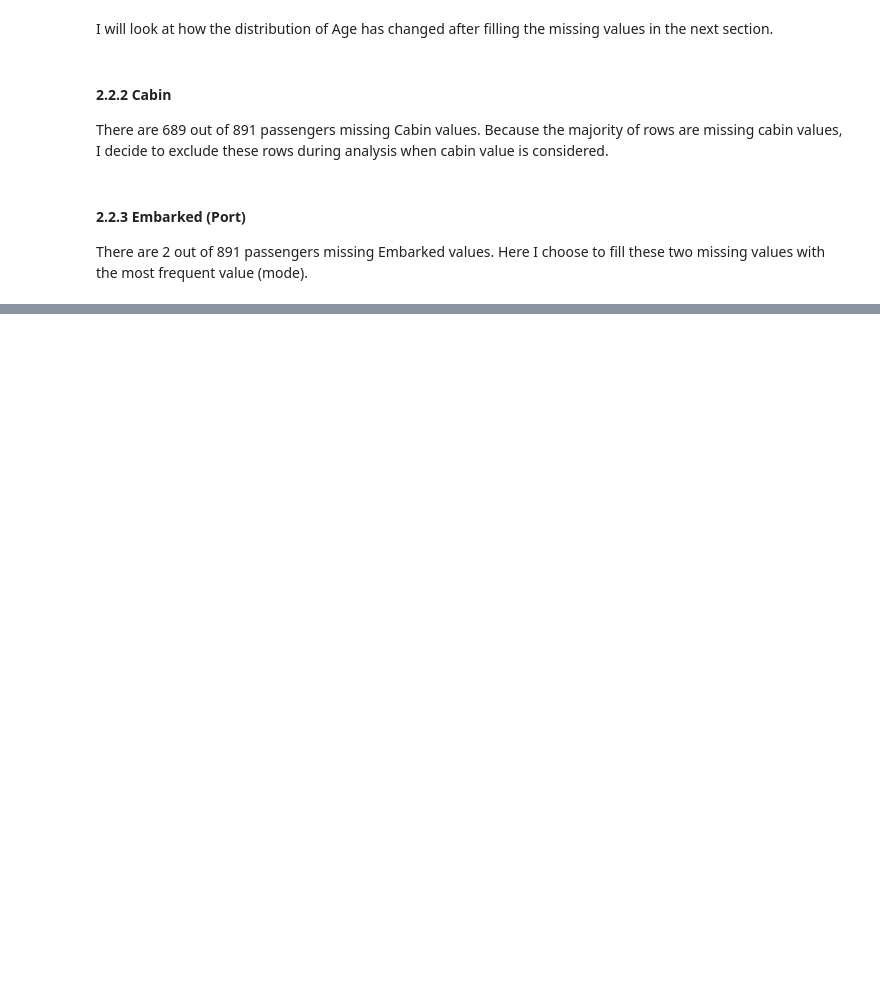
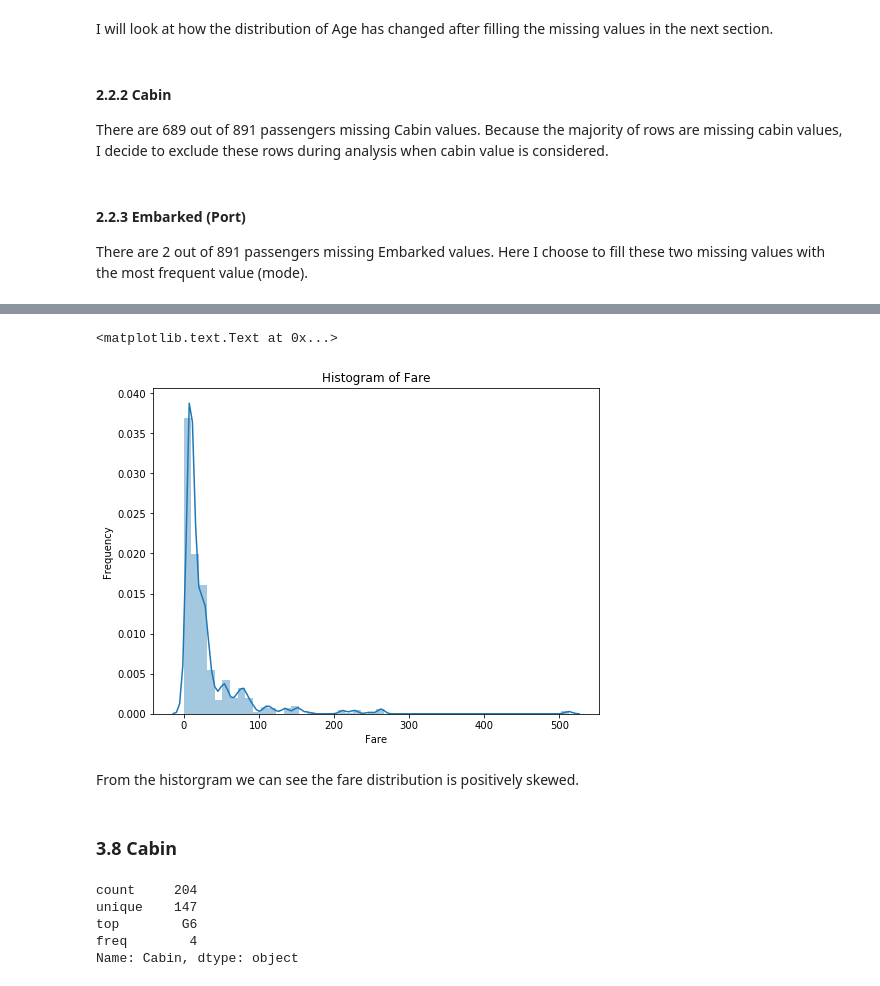
Before and after one commit to Zhenmao/udacity-dand-p2-investigate-a-dataset, a Jupyter notebook: udacity-dand-p2-investigate-a-dataset.ipynb, the cells around one changed output, grey strips where cells are left out. Cells and saved outputs as stored; diff of their text form; code cells hidden in the pictures; blank space fills up the shorter version.

```diff
--- a/udacity-dand-p2-investigate-a-dataset.ipynb
+++ b/udacity-dand-p2-investigate-a-dataset.ipynb
@@ -173,0 +339,19 @@ titanic_df['Port'] = titanic_df['Port'].fillna(titanic_df['Port'].mode().iloc[0]
+# %%
+ax = sns.distplot(titanic_df['Fare'])
+ax.set_title('Histogram of Fare')
+ax.set_ylabel('Frequency')
+# %% [output]
+<matplotlib.text.Text at 0x...>
+[figure, added]
+# %% [markdown]
+From the historgram we can see the fare distribution is positively skewed.
+# %% [markdown]
+### 3.8 Cabin
+# %%
+titanic_df['Cabin'].describe()
+# %% [output]
+count     204
+unique    147
+top        G6
+freq        4
+Name: Cabin, dtype: object
```
Also changed, not shown: parts of 35 cells of this notebook.
